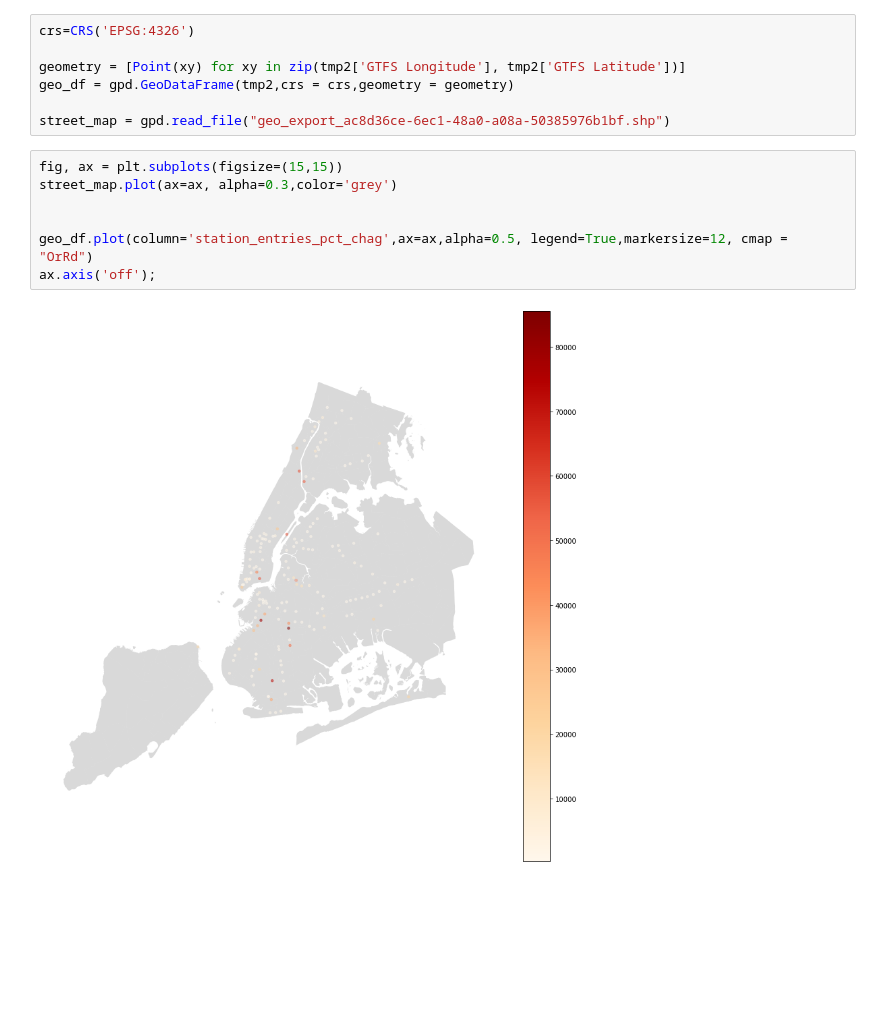
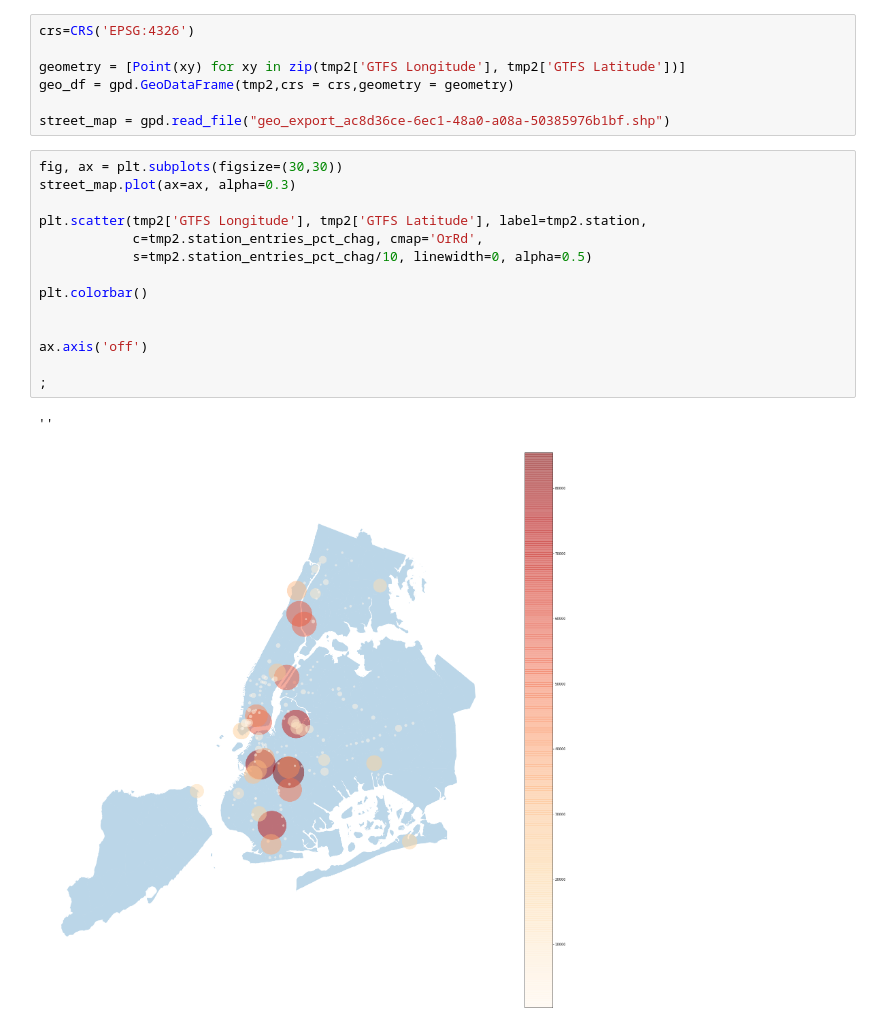
Before and after one commit to curelladeng/MTA-Turnstile-Data, a Jupyter notebook: Project/MTA Geo.ipynb, the cells around one changed output. Cells and saved outputs as stored; diff of their text form; blank space fills up the shorter version.

```diff
--- a/Project/MTA Geo.ipynb
+++ b/Project/MTA Geo.ipynb
@@ -77,11 +77,19 @@ geo_df = gpd.GeoDataFrame(tmp2,crs = crs,geometry = geometry)
 
 street_map = gpd.read_file("geo_export_ac8d36ce-6ec1-48a0-a08a-50385976b1bf.shp")
 # %%
-fig, ax = plt.subplots(figsize=(15,15))
-street_map.plot(ax=ax, alpha=0.3,color='grey')
+fig, ax = plt.subplots(figsize=(30,30))
+street_map.plot(ax=ax, alpha=0.3)
+
+plt.scatter(tmp2['GTFS Longitude'], tmp2['GTFS Latitude'], label=tmp2.station,
+            c=tmp2.station_entries_pct_chag, cmap='OrRd',
+            s=tmp2.station_entries_pct_chag/10, linewidth=0, alpha=0.5)
+
+plt.colorbar()
 
 
-geo_df.plot(column='station_entries_pct_chag',ax=ax,alpha=0.5, legend=True,markersize=12, cmap = "OrRd")
-ax.axis('off');
+ax.axis('off')
+
+;
 # %% [output]
+''
-[figure, old version]
+[figure, new version]
```
Also changed, not shown: 3 other files.
